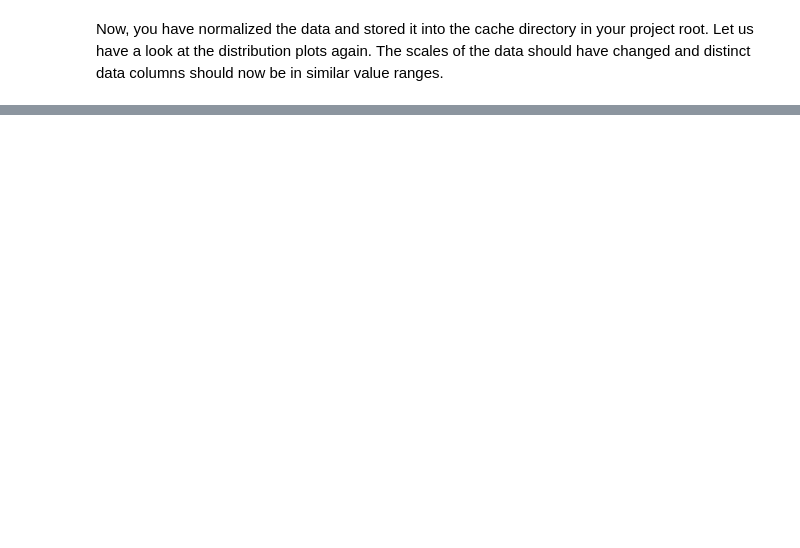
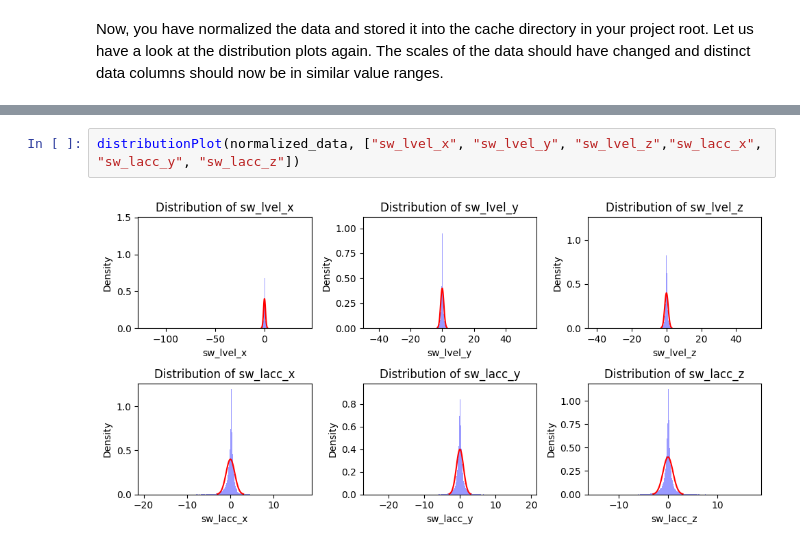
Before and after one commit to faweigend/wearable_mocap_data, a Jupyter notebook: scripts/VisualizeData.ipynb, the cells around one changed output, grey strips where cells are left out. Drawn from its saved outputs; the diff is of its cells as text; blank space fills up the shorter version.

```diff
--- a/scripts/VisualizeData.ipynb
+++ b/scripts/VisualizeData.ipynb
@@ -263,0 +335,4 @@ distributionPlot(normalized_data)
+# %%
+distributionPlot(normalized_data, ["sw_lvel_x", "sw_lvel_y", "sw_lvel_z","sw_lacc_x", "sw_lacc_y", "sw_lacc_z"])
+# %% [output]
+[figure, added]
```
Also changed, not shown: parts of 10 cells of this notebook.
